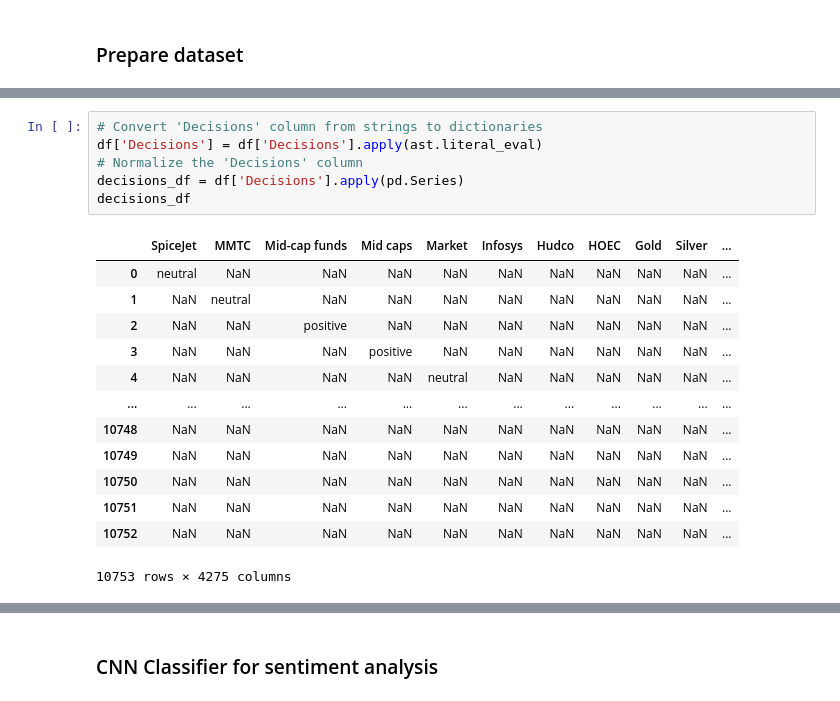
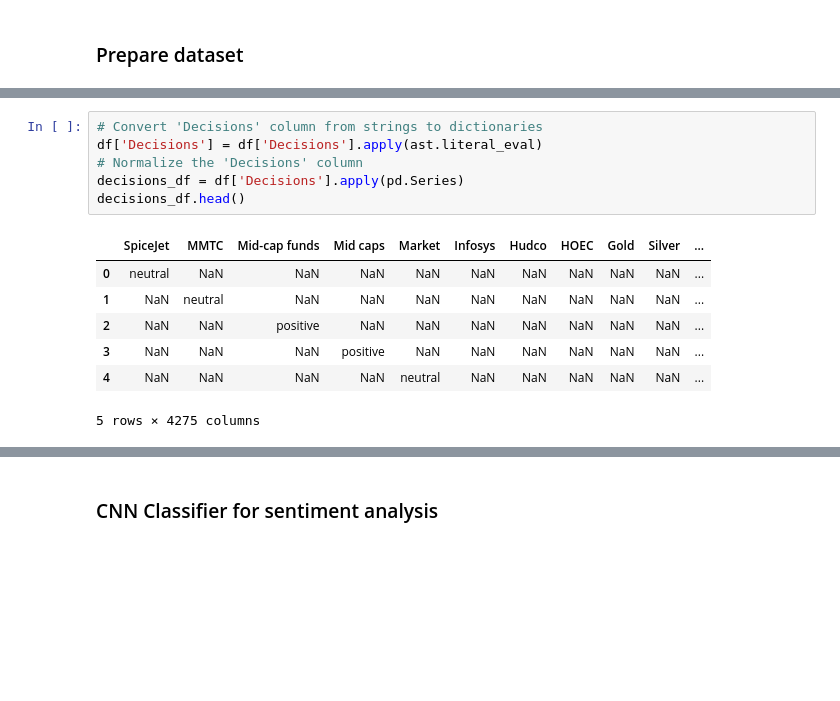
Before and after one commit to muftialroaz/absa-financial-news, a Jupyter notebook: sentfin_cnn.ipynb, the cells around one changed output, grey strips where cells are left out. Cells and saved outputs as stored; diff of their text form; blank space fills up the shorter version.

```diff
--- a/sentfin_cnn.ipynb
+++ b/sentfin_cnn.ipynb
@@ -30,23 +23,17 @@ df
 # %%
 # Convert 'Decisions' column from strings to dictionaries
 df['Decisions'] = df['Decisions'].apply(ast.literal_eval)
 # Normalize the 'Decisions' column
 decisions_df = df['Decisions'].apply(pd.Series)
-decisions_df
+decisions_df.head()
 # %% [output]
 |  | SpiceJet | MMTC | Mid-cap funds | Mid caps | Market | Infosys | Hudco | HOEC | Gold | Silver | ... |
 | 0 | neutral | NaN | NaN | NaN | NaN | NaN | NaN | NaN | NaN | NaN | ... |
 | 1 | NaN | neutral | NaN | NaN | NaN | NaN | NaN | NaN | NaN | NaN | ... |
 | 2 | NaN | NaN | positive | NaN | NaN | NaN | NaN | NaN | NaN | NaN | ... |
 | 3 | NaN | NaN | NaN | positive | NaN | NaN | NaN | NaN | NaN | NaN | ... |
 | 4 | NaN | NaN | NaN | NaN | neutral | NaN | NaN | NaN | NaN | NaN | ... |
-| ... | ... | ... | ... | ... | ... | ... | ... | ... | ... | ... | ... |
-| 10748 | NaN | NaN | NaN | NaN | NaN | NaN | NaN | NaN | NaN | NaN | ... |
-| 10749 | NaN | NaN | NaN | NaN | NaN | NaN | NaN | NaN | NaN | NaN | ... |
-| 10750 | NaN | NaN | NaN | NaN | NaN | NaN | NaN | NaN | NaN | NaN | ... |
-| 10751 | NaN | NaN | NaN | NaN | NaN | NaN | NaN | NaN | NaN | NaN | ... |
-| 10752 | NaN | NaN | NaN | NaN | NaN | NaN | NaN | NaN | NaN | NaN | ... |
-10753 rows × 4275 columns
+5 rows × 4275 columns
 # %%
 # Concatenate the original DataFrame with the normalized decisions
 df_expanded = pd.concat([df.drop(columns='Decisions'), decisions_df], axis=1)
```
Also changed, not shown: parts of 6 cells of this notebook, 3 other files.
